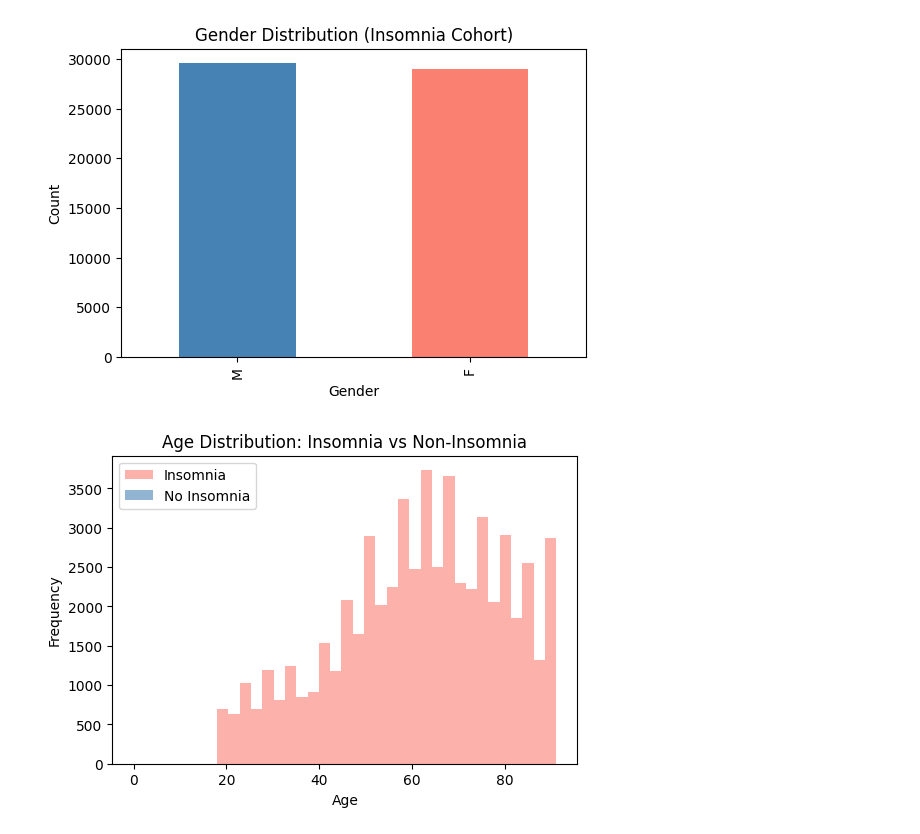
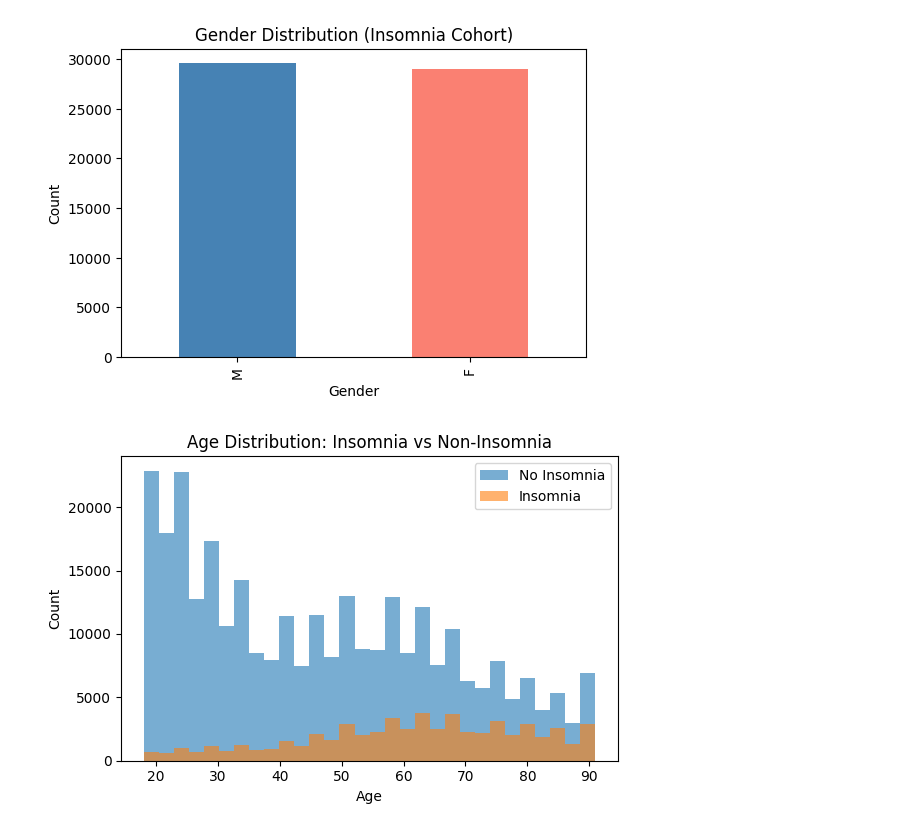
Before and after one commit to gisellefg/Insomnia-Phenotyping-from-EHR-, a Jupyter notebook: analysis/analyze_cohort.ipynb, the cells around one changed output. Drawn from its saved outputs; the diff is of its cells as text; code cells hidden in the pictures.

```diff
--- a/analysis/analyze_cohort.ipynb
+++ b/analysis/analyze_cohort.ipynb
@@ -93,17 +93,30 @@ plt.show()
 # %% [output]
 [figure]
 # %%
-#Simple age distribution
 
+# 1) Ensure numeric flag
+df['insomnia_flag'] = pd.to_numeric(df['insomnia_flag'], errors='coerce')
+
+# 2) Masks
+ins_mask  = df['insomnia_flag'] == 1.0
+non_mask  = df['insomnia_flag'].isna()   # non-insomnia are NaN
+
+# 3) Age arrays (drop NaNs)
+ins_ages  = df.loc[ins_mask, 'anchor_age'].dropna()
+non_ages  = df.loc[non_mask, 'anchor_age'].dropna()
+
+# 4) Plot
 plt.figure(figsize=(6,4))
-df[df['insomnia_flag']==1]['anchor_age'].plot(kind='hist', bins=30, alpha=0.6, color='salmon', label='Insomnia')
-df[df['insomnia_flag']==0]['anchor_age'].plot(kind='hist', bins=30, alpha=0.6, color='steelblue', label='No Insomnia')
+plt.hist(non_ages,  bins=30, alpha=0.6, label='No Insomnia')
+plt.hist(ins_ages,  bins=30, alpha=0.6, label='Insomnia')
 plt.title("Age Distribution: Insomnia vs Non-Insomnia")
+plt.xlabel("Age")
+plt.ylabel("Count")
 plt.legend()
-plt.xlabel("Age")
+plt.tight_layout()
 plt.show()
 # %% [output]
-[figure, old version]
+[figure, new version]
 # %%
 # Rule overlap visualization (A, B, C)
 ruleA = set(df[df['rulea'] == 1]['subject_id'])
```
Also changed, not shown: parts of 1 cell of this notebook, 9 other files.
